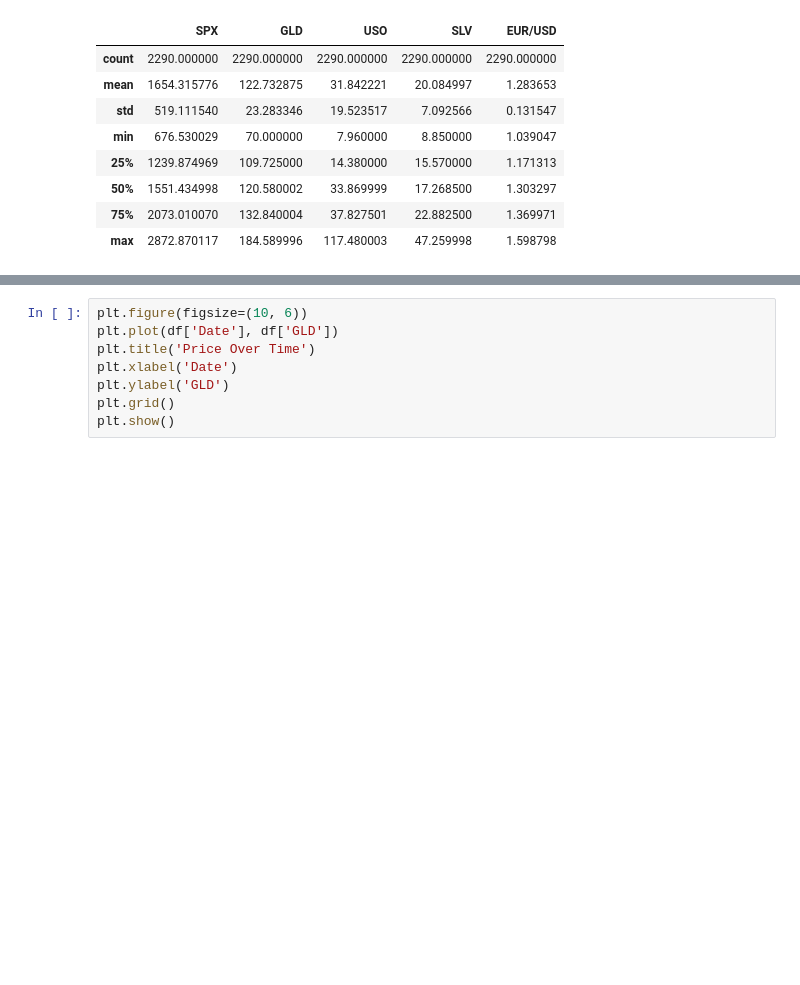
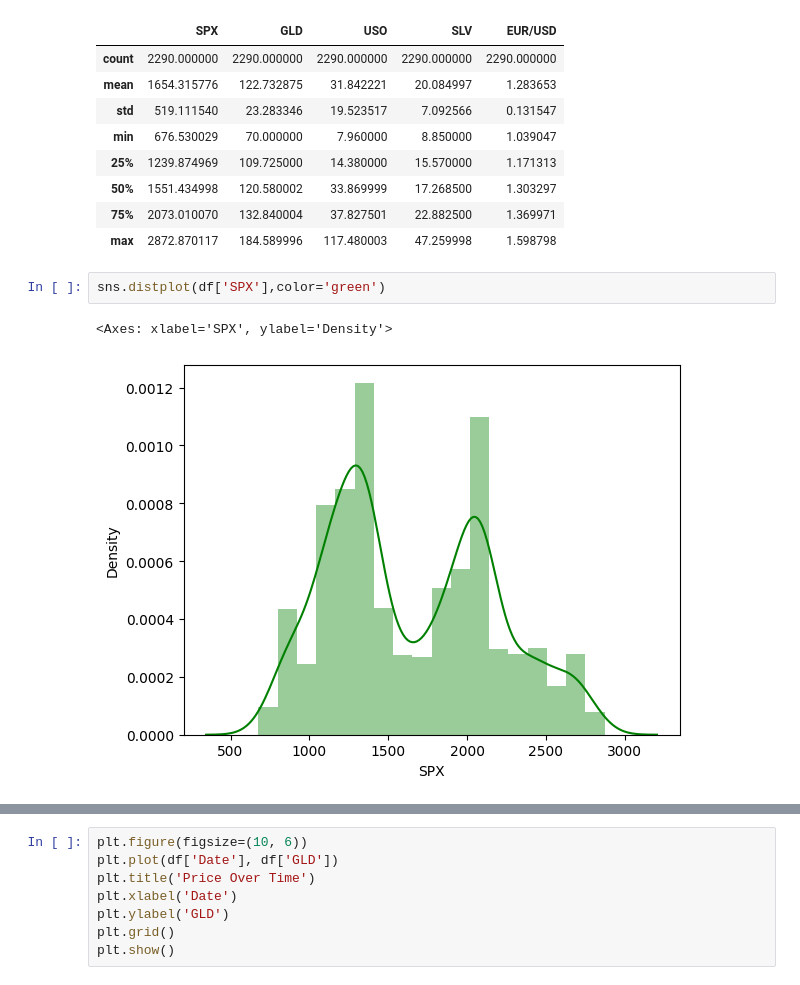
Before and after one commit to MOHD-SAMEER-MANSOORI/Gold_price_prediction, a Jupyter notebook: Gold_Price_Prediction_using_random_forest_regressor_.ipynb, the cells around one changed output, grey strips where cells are left out. Cells and saved outputs as stored; diff of their text form; blank space fills up the shorter version.

```diff
--- a/Gold_Price_Prediction_using_random_forest_regressor_.ipynb
+++ b/Gold_Price_Prediction_using_random_forest_regressor_.ipynb
@@ -81,3 +79,8 @@ df.describe()
 | 50% | 1551.434998 | 120.580002 | 33.869999 | 17.268500 | 1.303297 |
 | 75% | 2073.010070 | 132.840004 | 37.827501 | 22.882500 | 1.369971 |
 | max | 2872.870117 | 184.589996 | 117.480003 | 47.259998 | 1.598798 |
+# %%
+sns.distplot(df['SPX'],color='green')
+# %% [output]
+<Axes: xlabel='SPX', ylabel='Density'>
+[figure, added]
```
Also changed, not shown: parts of 20 cells of this notebook.
